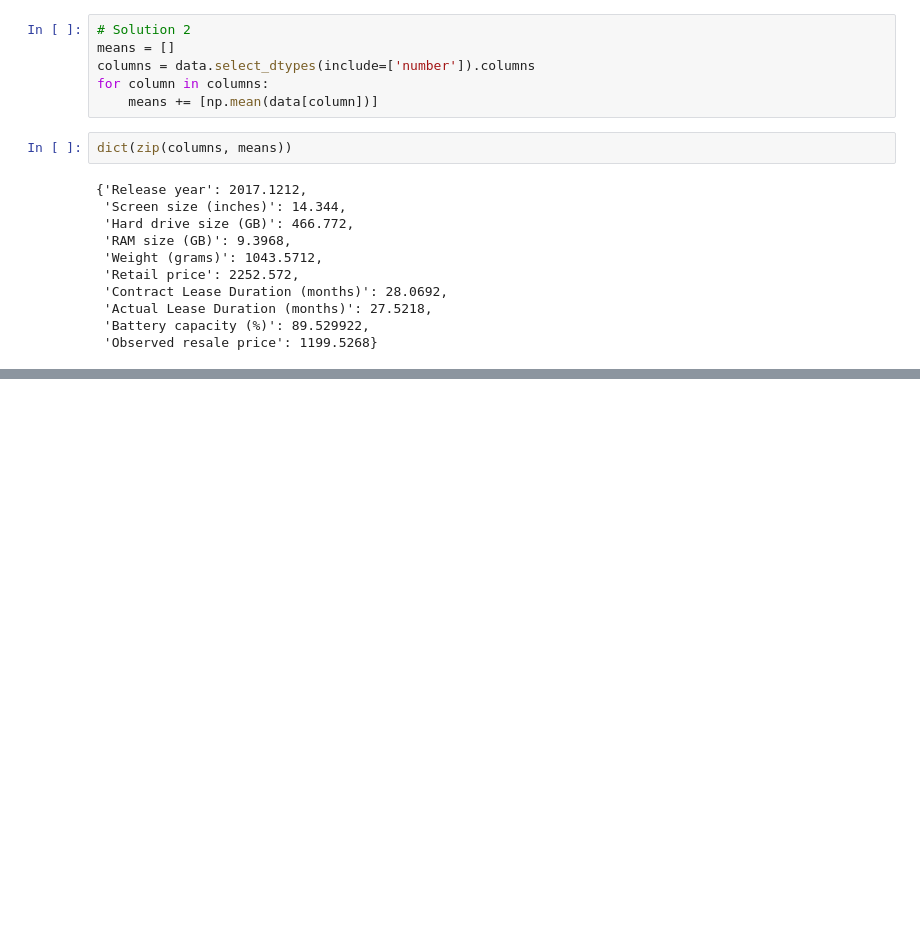
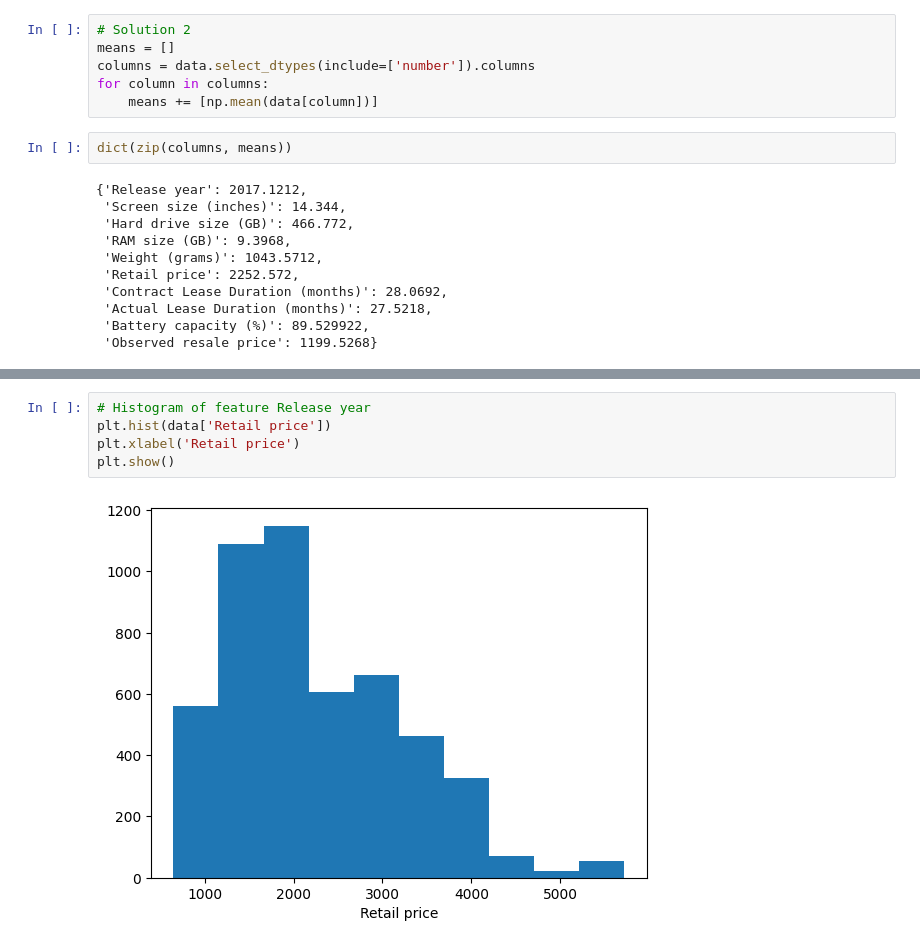
Before and after one commit to Humboldt-WI/IPML, a Jupyter notebook: tutorial_notebooks/t3_basics.ipynb, the cells around one changed output, grey strips where cells are left out. Cells and saved outputs as stored; diff of their text form; blank space fills up the shorter version.

```diff
--- a/tutorial_notebooks/t3_basics.ipynb
+++ b/tutorial_notebooks/t3_basics.ipynb
@@ -293,0 +321,7 @@ dict(zip(columns, means))
+# %%
+# Histogram of feature Release year
+plt.hist(data['Retail price'])
+plt.xlabel('Retail price')
+plt.show()
+# %% [output]
+[figure, added]
```
Also changed, not shown: parts of 13 cells of this notebook.
